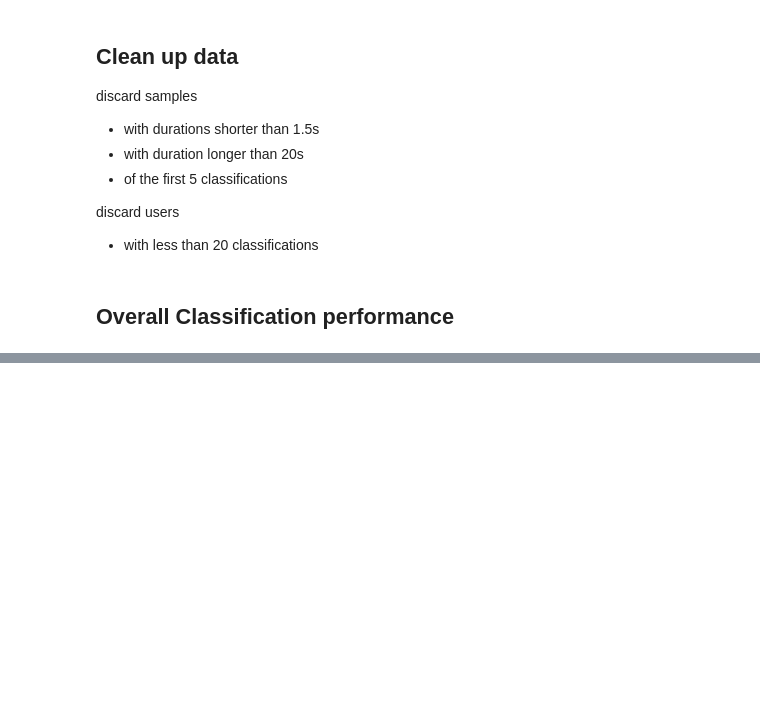
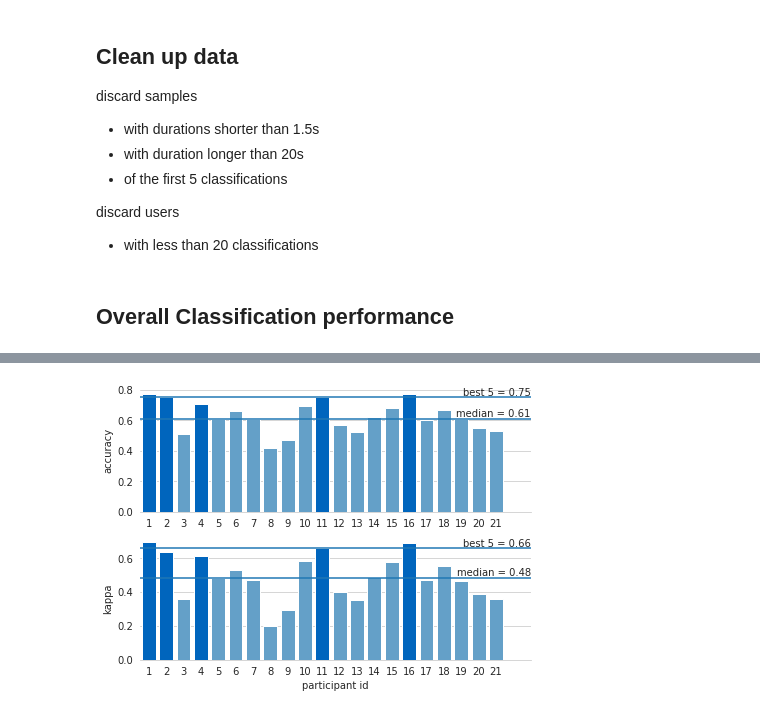
Before and after one commit to MarcCoru/beat-the-maml, a Jupyter notebook: notebooks/analyse_results.ipynb, the cells around one changed output, grey strips where cells are left out. Cells and saved outputs as stored; diff of their text form; code cells hidden in the pictures; blank space fills up the shorter version.

```diff
--- a/notebooks/analyse_results.ipynb
+++ b/notebooks/analyse_results.ipynb
@@ -117,0 +109,3 @@ accuracies[0].mean(), accuracies[0].std()
+# %%
+
+accuracies["participant"] = np.arange(len(accuracies)) + 1
@@ -117,0 +135,3 @@ accuracies[0].mean(), accuracies[0].std()
+# %%
+median = accuracies.median()
+median
@@ -117,0 +172,11 @@ accuracies[0].mean(), accuracies[0].std()
+# %%
+best_fraction = 0.25
+
+N = len(accuracies)
+
+print(int(N*best_fraction))
+best_25_df = accuracies.sort_values(by="accuracy", ascending=False).iloc[:int(N*best_fraction)]
+best_25 = best_25_df.mean()
+
+best_index = best_25_df.index
+best_25
@@ -117,0 +207,69 @@ accuracies[0].mean(), accuracies[0].std()
+# %%
+sns.set_style("whitegrid")
+
+color="#64a0c8"
+bestcolor="#0065bd"
+
+axmax = 1
+textx = 23
+
+fig,axs = plt.subplots(2,1, sharex=False, figsize=(7,5))
+ax = axs[0]
+ax.set_ylabel("accuracy")
+ax.bar(x=accuracies["participant"],height=accuracies["accuracy"], color=color)
+ax.bar(x=accuracies.loc[best_index]["participant"],height=accuracies.loc[best_index]["accuracy"], color=bestcolor)
+
+
+# annotations
+field = "accuracy"
+ax.axhline(y=best_25[field], xmin=0, xmax=axmax)
+ax.text(textx, best_25[field], f"best 5 = {best_25[field]:.2f}", horizontalalignment='right', verticalalignment='bottom')
+
+ax.axhline(y=median[field], xmin=0, xmax=axmax)
+ax.text(textx, median[field], f"median = {median[field]:.2f}", horizontalalignment='right', verticalalignment='bottom')
+
+
+ax = axs[1]
+ax.set_ylabel("kappa")
+ax.bar(x=accuracies["participant"],height=accuracies["kappa"], color=color)
+ax.bar(x=accuracies.loc[best_index]["participant"],height=accuracies.loc[best_index]["kappa"], color=bestcolor)
+
+
+# kappa
+field = "kappa"
+ax.axhline(y=best_25[field], xmin=0, xmax=axmax)
+ax.text(textx, best_25[field], f"best 5 = {best_25[field]:.2f}", horizontalalignment='right', verticalalignment='bottom')
+
+ax.axhline(y=median[field], xmin=0, xmax=axmax)
+ax.text(textx, median[field], f"median = {median[field]:.2f}", horizontalalignment='right', verticalalignment='bottom')
+
+"""
+ax = axs[2]
+ax.set_ylabel("#classifications")
+ax.bar(x=accuracies["participant"],height=accuracies["counts"], color=color)
+ax.bar(x=accuracies.loc[best_index]["participant"],height=accuracies.loc[best_index]["counts"], color=bestcolor)
+
+ax = axs[3]
+ax.set_ylabel("duration [sec]")
+ax.bar(x=accuracies["participant"],height=accuracies["duration"], color=color, label="remaining")
+ax.bar(x=accuracies.loc[best_index]["participant"],height=accuracies.loc[best_index]["duration"], color=bestcolor, label="best 5")
+#ax.legend(loc="lower right")
+#plt.xticks(rotation='vertical')
+#ax.set_xlim(0.5,len(accuracies) + 0.5)
+"""
+
+for ax in axs:
+    ax.xaxis.grid()
+    ax.set_xticks(np.arange(1,len(accuracies) + 1))
+    ax.set_xlim(0.5,len(accuracies) + 1.5 + 0.5)
+
+axs[-1].set_xlabel("participant id")
+
+fig.align_ylabels(axs)
+
+sns.despine(fig=fig)
+sns.despine(left=True)
+
+fig.savefig("/tmp/sen12ms-participants-survey.pdf", background="transparent", bbox_inches='tight', dpi=300)
+# %% [output]
+[figure, added]
```
Also changed, not shown: parts of 24 cells of this notebook.
